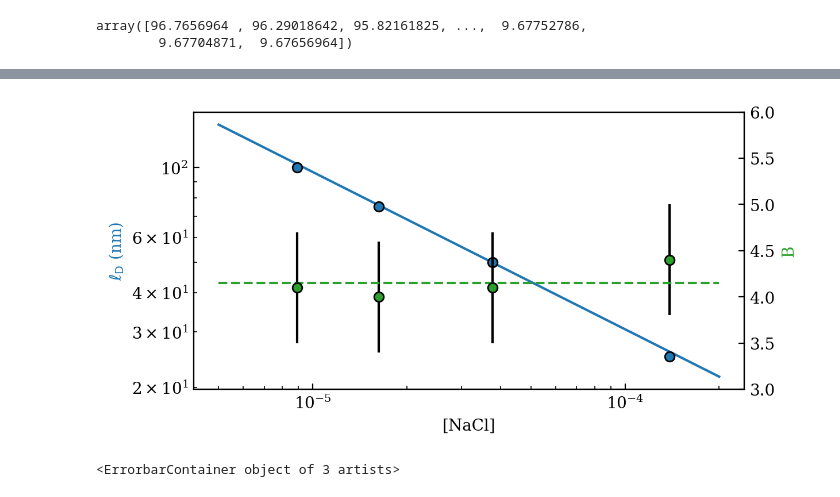
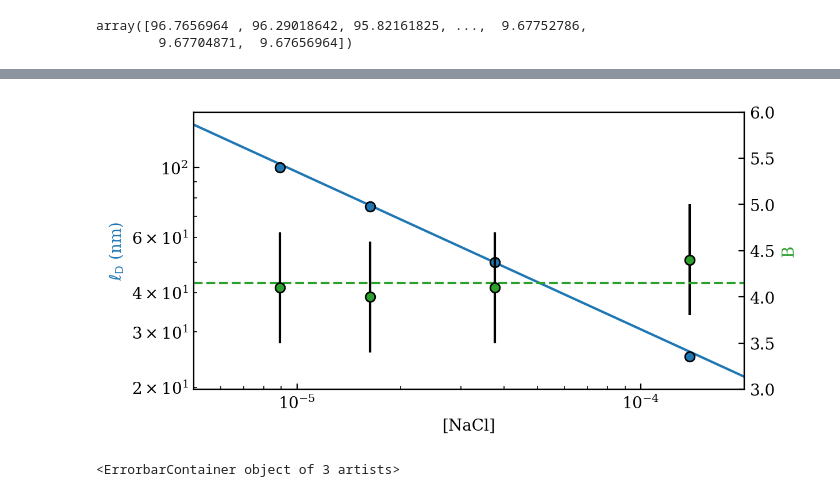
Before and after one commit to eXpensia/Confined-Brownian-Motion, a Jupyter notebook: 02_body/chapter3/images/trajctory_analysis/resume_ld_measures.ipynb, the cells around one changed output, grey strips where cells are left out. Cells and saved outputs as stored; diff of their text form; code cells hidden in the pictures.

```diff
--- a/02_body/chapter3/images/trajctory_analysis/resume_ld_measures.ipynb
+++ b/02_body/chapter3/images/trajctory_analysis/resume_ld_measures.ipynb
@@ -72,25 +72,25 @@ plt.savefig("rep.png")
 # %%
 plt.figure(figsize=( cm2inch(16),cm2inch(8)))
 ax = plt.gca()
 nacl_th = np.linspace(5e-6,0.2e-3, 100)
 lb_th = 0.306/np.sqrt(nacl_th)
 plt.semilogy(nacl_th,lb_th, color = "tab:blue")
 plt.errorbar(NacL, ld_exp, yerr = 0.1, capsize = 0.5, fmt = "o", capthick = 2, ecolor = "k")
 
 plt.xlabel("[NaCl]")
 plt.ylabel("$\ell_\mathrm{D}$ (nm)", color = "tab:blue")
 
 ax2=ax.twinx()
 plt.errorbar(NacL, B_exp,yerr=0.6, fmt="o", color = "tab:green", capthick = 10, ecolor = "k")
 plt.semilogx()
 plt.plot(nacl_th, np.ones(100)*np.mean(B_exp), "--", color = "tab:green")
 plt.ylim((3,6))
 plt.ylabel("B", color = "tab:green")
-
+plt.xlim((0.5e-5, 2e-4))
 plt.tight_layout()
 plt.savefig("ld.pdf")
 # %% [output]
-[figure, old version]
+[figure, new version]
 # %%
 def B_th(nacl, Psi_s, Psi_p):
     Psi_s = -np.abs(Psi_s)
```
Also changed, not shown: parts of 2 cells of this notebook, 16 other files.
